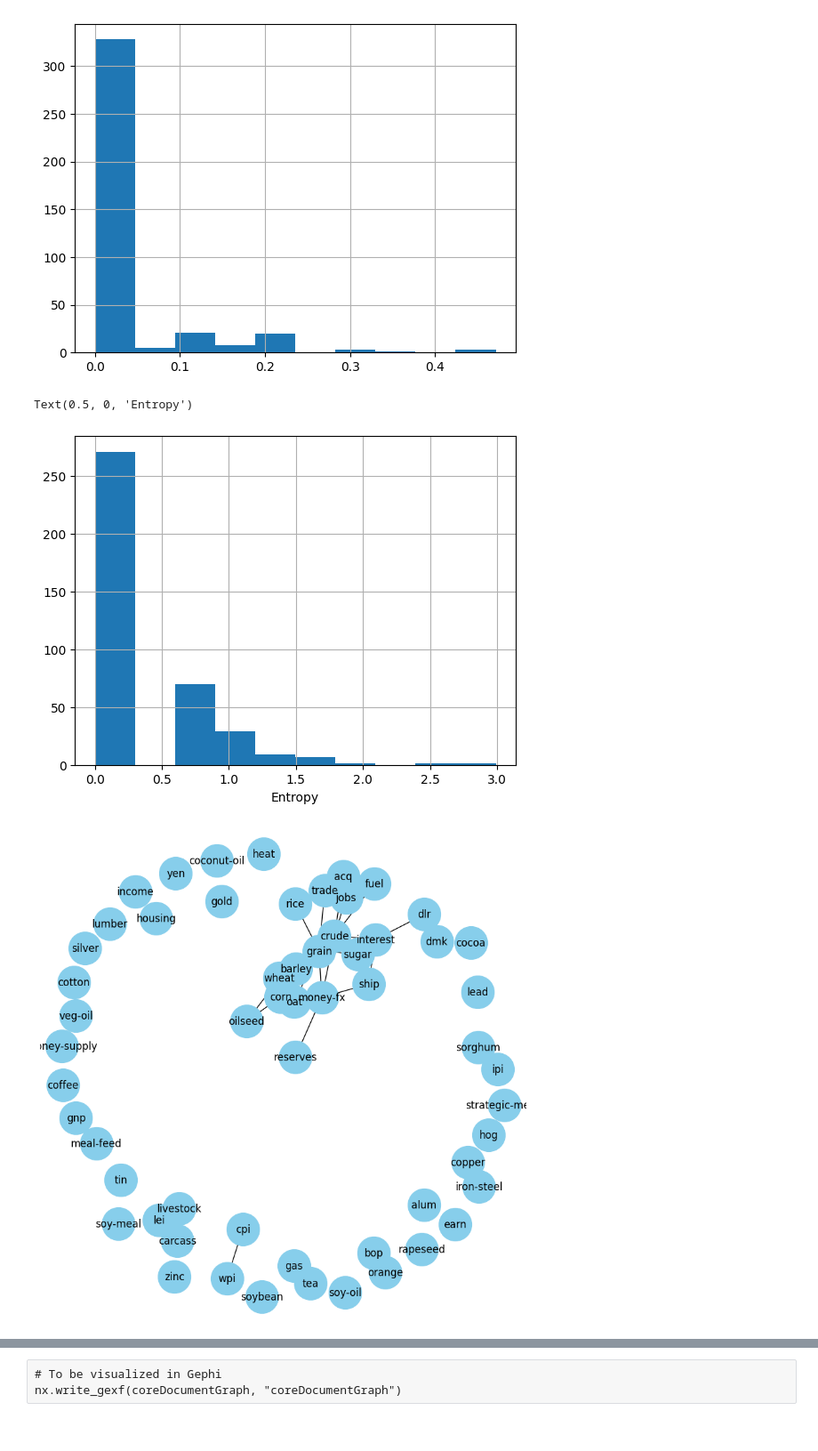
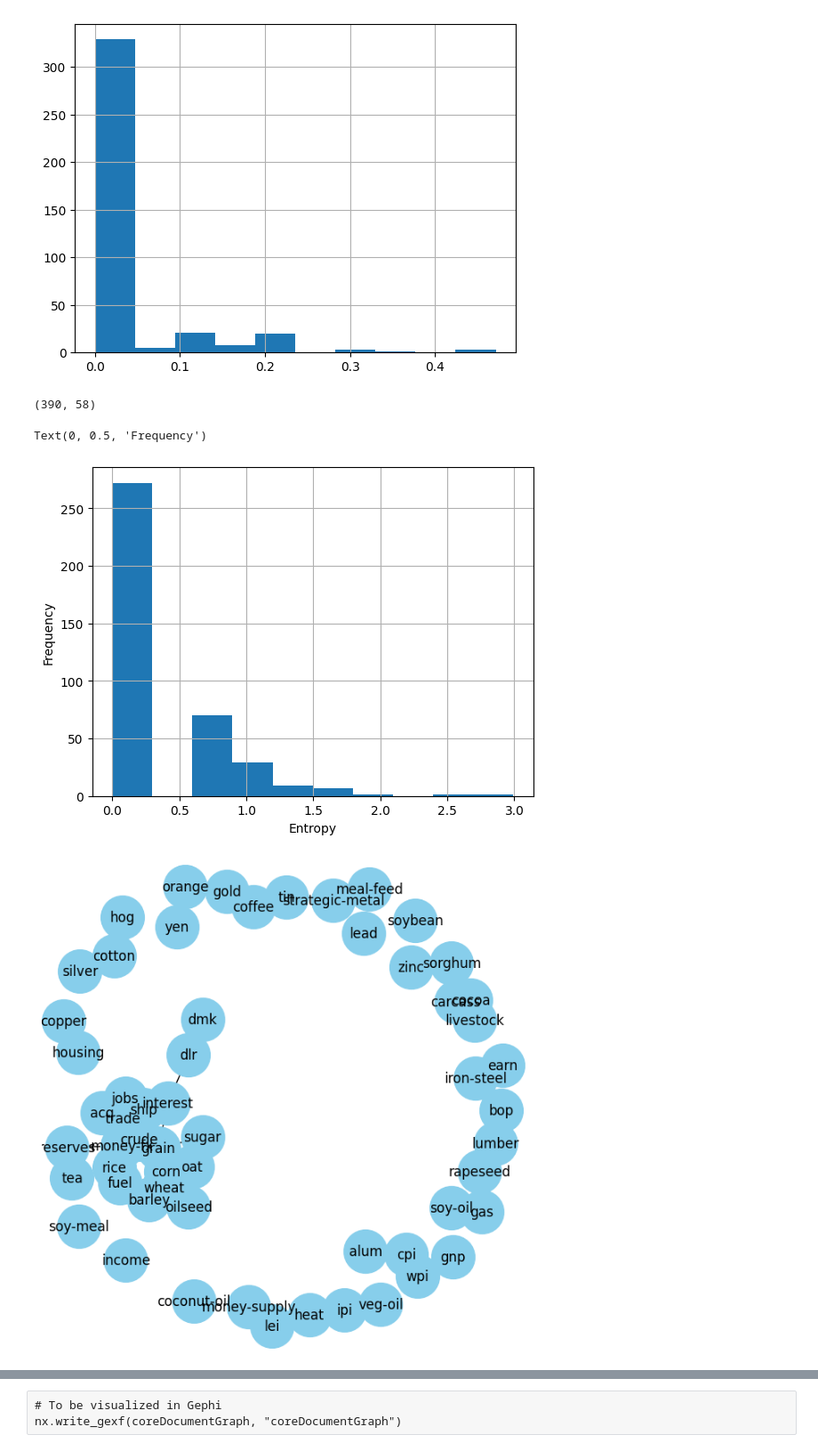
Before and after one commit to PacktPublishing/Graph-Machine-Learning, a Jupyter notebook: Chapter08/01_nlp_graph_creation.ipynb, the cells around one changed output, grey strips where cells are left out. Shown at 89% size. Saved outputs shown, nothing was run; the diff lists cells and outputs as text; code cells hidden in the pictures.

```diff
--- a/Chapter08/01_nlp_graph_creation.ipynb
+++ b/Chapter08/01_nlp_graph_creation.ipynb
@@ -213,4 +214,6 @@ edge_list = [
     {"id": _id, "source": source.lemma_.lower(), "target": target.lemma_.lower(), "edge": edge.lemma_.lower()}
     for _id, triplets in corpus["triplets"].items()
     for (source, (edge, neg), target) in triplets
+    if not any([source.is_stop, target.is_stop])
+    if (source.pos_ == "PROPN" or source.pos_ == "NOUN") and (target.pos_== "PROPN" or target.pos_== "NOUN")
 ]
@@ -770,2 +763,2 @@ plt.yscale("log")
 # %%
-allEdgesWeights = pd.Series({(d[0], d[1]): d[2]["weight"] for d in documentGraph.edges(data=True)})
+allEdgesWeights = pd.Series({(d[0], d[1]): d[2]["weight"] for d in documentGraph.edges(data=True)}, name="edge_weight")
@@ -933,28 +919,33 @@ normalizedCommunityTopics.std(axis=1).fillna(0).hist()
 # %% [output]
 <matplotlib.axes._subplots.AxesSubplot at 0x...>
 [figure]
+# %%
+normalizedCommunityTopics.shape
+# %% [output]
+(390, 58)
 # %%
 normalizedCommunityTopics.apply(lambda x: np.mean(-np.log(x)), axis=1).hist()
 plt.xlabel("Entropy")
+plt.ylabel("Frequency")
 # %% [output]
-Text(0.5, 0, 'Entropy')
+Text(0, 0.5, 'Frequency')
-[figure, old version]
+[figure, new version]
 # %%
 topicsCorrelation = normalizedCommunityTopics.corr().fillna(0)
 topicsCorrelation[topicsCorrelation<0.8]=0
 # %%
 topicsGraph = nx.from_pandas_adjacency(topicsCorrelation)
 # %%
-plt.figure(figsize=(8,8))
+plt.figure(figsize=(6,6))
 
-pos = nx.spring_layout(topicsGraph, k=0.35) # k regulates the distance between nodes
+pos = nx.spring_layout(topicsGraph, k=0.3) # k regulates the distance between nodes
 
 nx.draw(topicsGraph, with_labels=True, node_color='skyblue', node_size=1500, edge_cmap=plt.cm.Blues, pos = pos)
 
 # plt.show()
 # plt.savefig(os.path.join(".", "TopicsAll.png"), dpi=300, format="png")
 # %% [output]
-[figure, old version]
+[figure, new version]
 # %%
 filteredTopicsGraph = nx.subgraph(
     topicsGraph,
```
Also changed, not shown: parts of 68 cells of this notebook.
